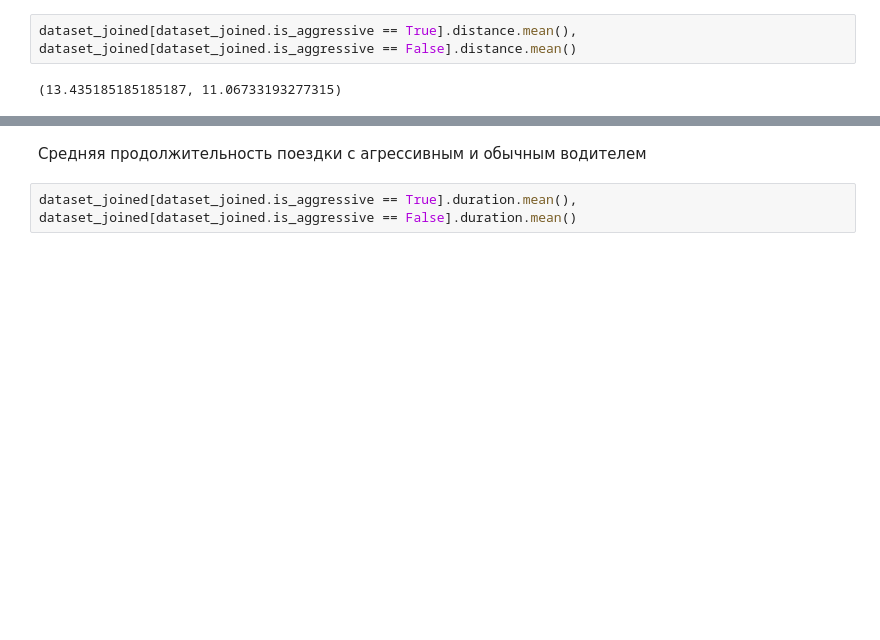
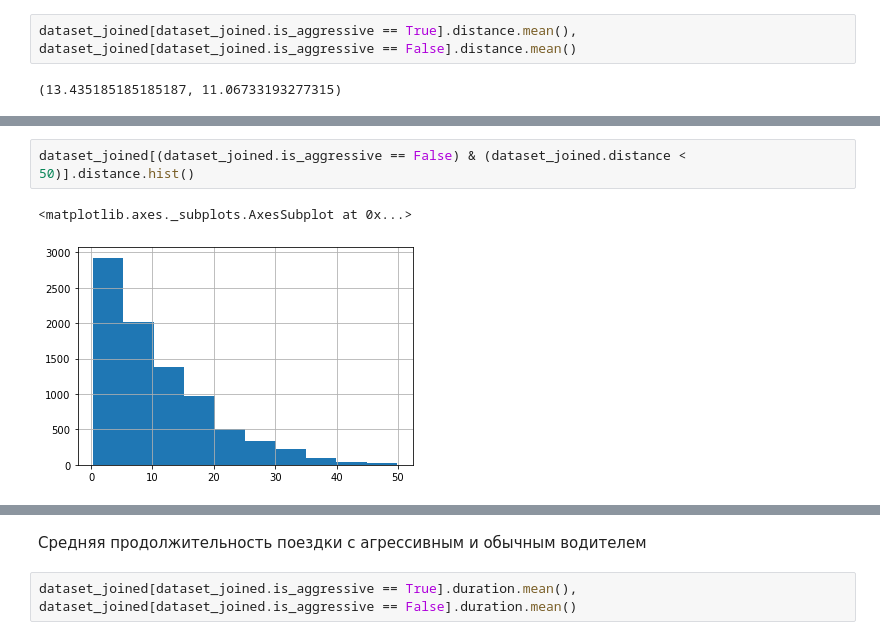
Before and after one commit to Egoluback/aiijc2021_transport, a Jupyter notebook: analysis&train.ipynb, the cells around one changed output, grey strips where cells are left out. Saved outputs shown, nothing was run; the diff lists cells and outputs as text; blank space fills up the shorter version.

```diff
--- a/analysis&train.ipynb
+++ b/analysis&train.ipynb
@@ -259,0 +265,5 @@ dataset_joined[dataset_joined.is_aggressive == True].distance.mean(), dataset_jo
+# %%
+dataset_joined[(dataset_joined.is_aggressive == False) & (dataset_joined.distance < 50)].distance.hist()
+# %% [output]
+<matplotlib.axes._subplots.AxesSubplot at 0x...>
+[figure, added]
```
Also changed, not shown: parts of 20 cells of this notebook.
